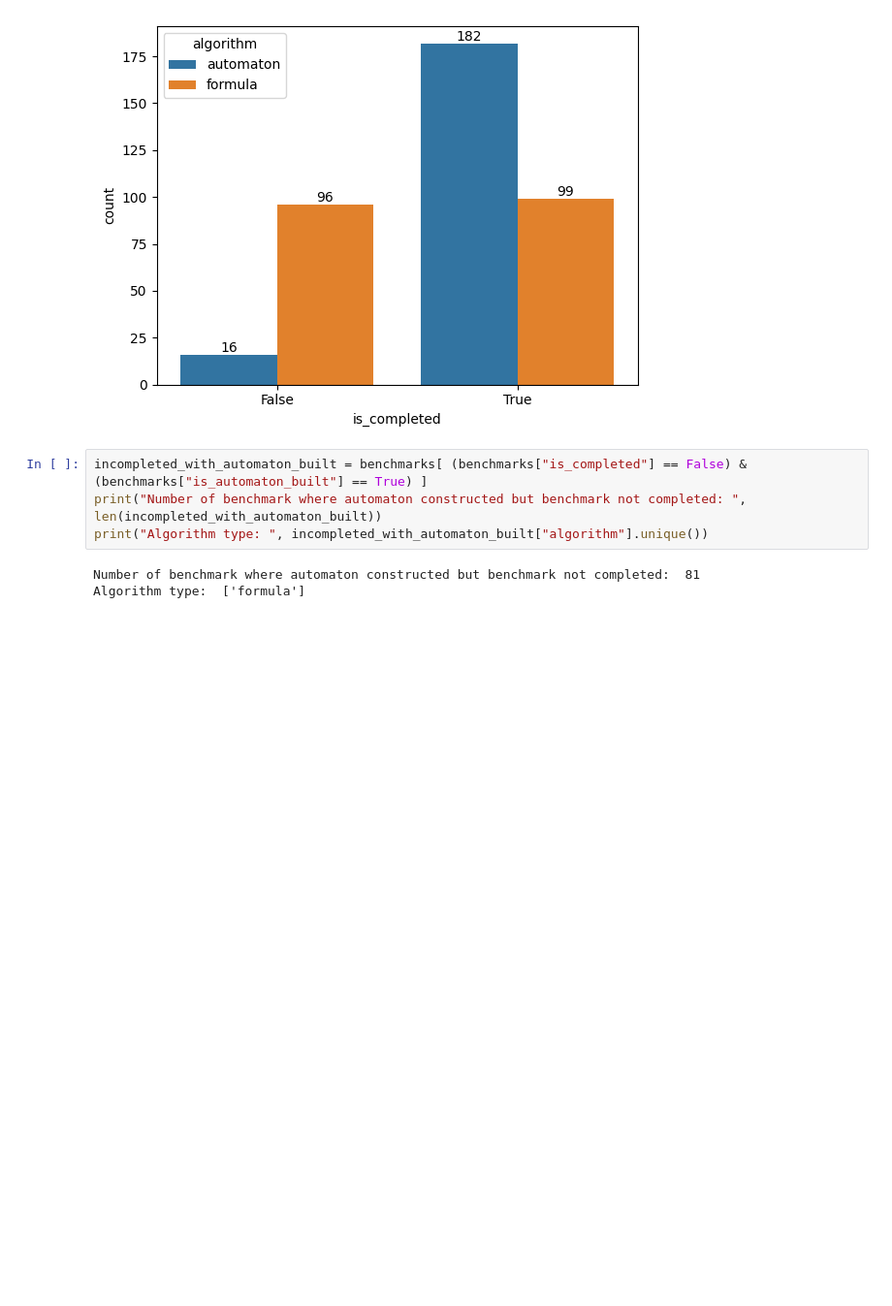
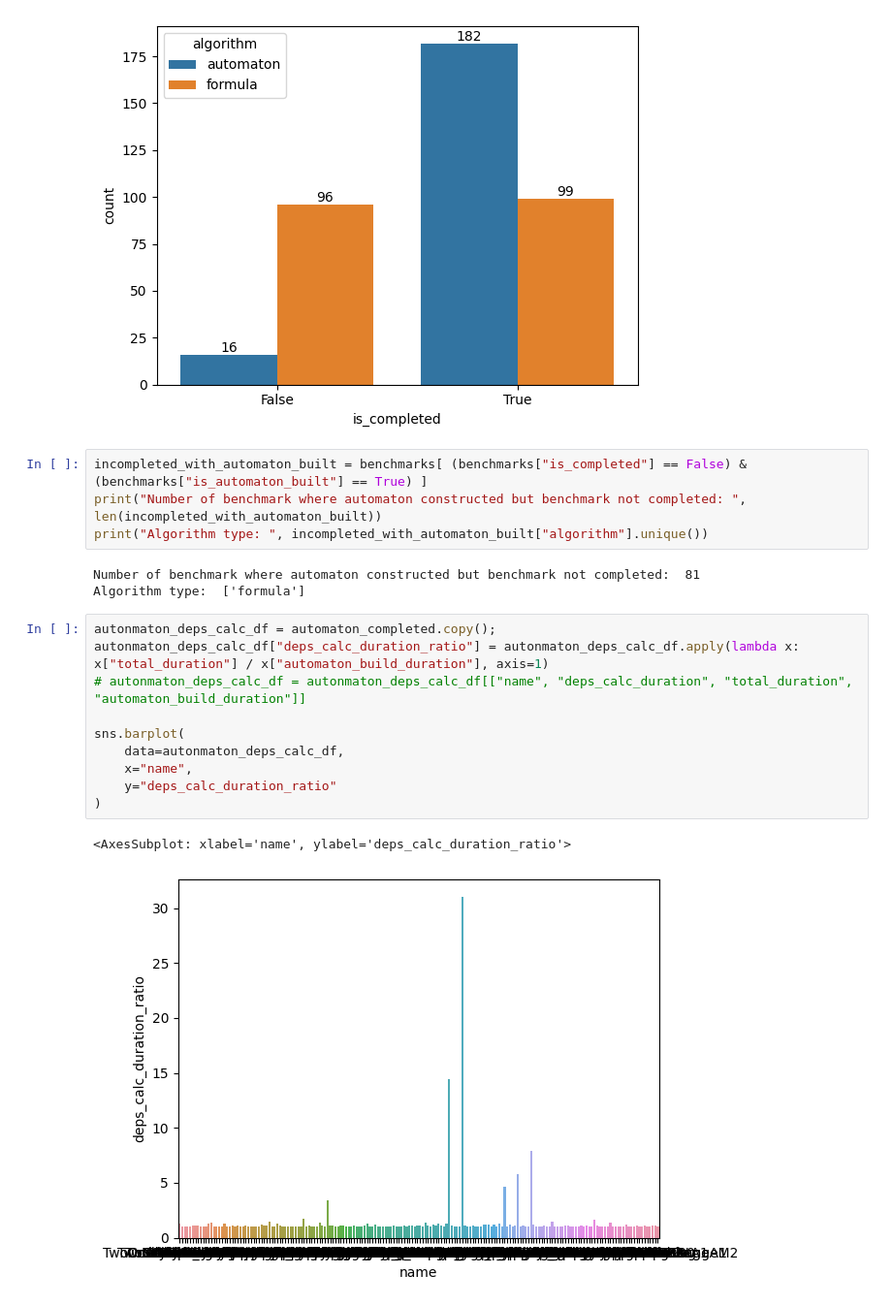
Before and after one commit to eliyaoo32/reactive-synthesis-bfss, a Jupyter notebook: tools/experiment_analysis.ipynb, the cells around one changed output. Shown: that part at 97% size. Drawn from its saved outputs; the diff is of its cells as text; blank space fills up the shorter version.

```diff
--- a/tools/experiment_analysis.ipynb
+++ b/tools/experiment_analysis.ipynb
@@ -240,3 +246,16 @@ print("Algorithm type: ", incompleted_with_automaton_built["algorithm"].unique()
 # %% [output]
 Number of benchmark where automaton constructed but benchmark not completed:  81
 Algorithm type:  ['formula']
+# %%
+autonmaton_deps_calc_df = automaton_completed.copy();
+autonmaton_deps_calc_df["deps_calc_duration_ratio"] = autonmaton_deps_calc_df.apply(lambda x: x["total_duration"] / x["automaton_build_duration"], axis=1)
+# autonmaton_deps_calc_df = autonmaton_deps_calc_df[["name", "deps_calc_duration", "total_duration", "automaton_build_duration"]]
+
+sns.barplot(
+    data=autonmaton_deps_calc_df,
+    x="name",
+    y="deps_calc_duration_ratio"
+)
+# %% [output]
+<AxesSubplot: xlabel='name', ylabel='deps_calc_duration_ratio'>
+[figure, added]
```
Also changed, not shown: parts of 4 cells of this notebook, 1 other file.
